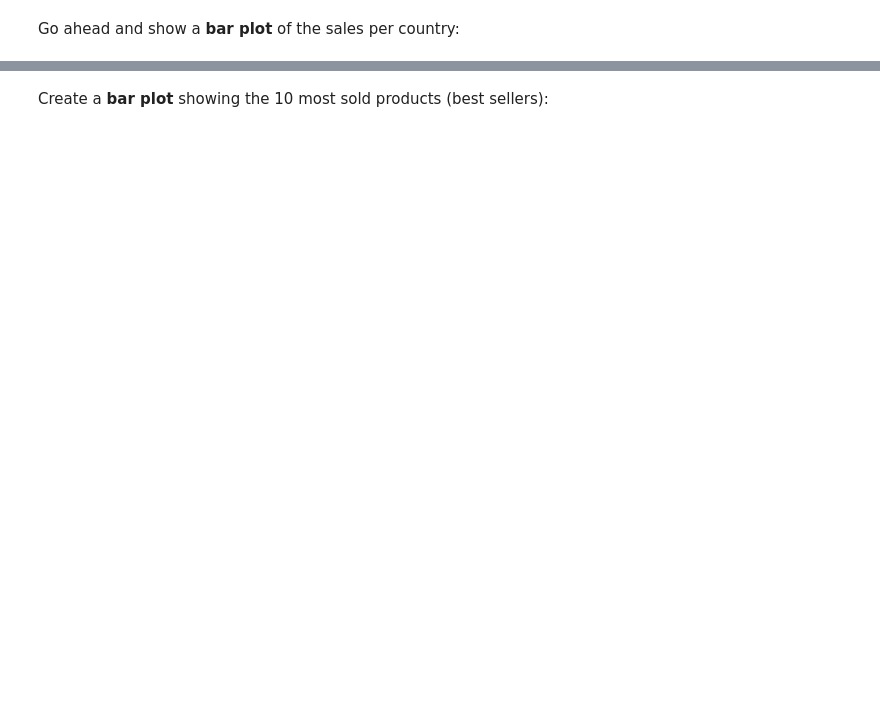
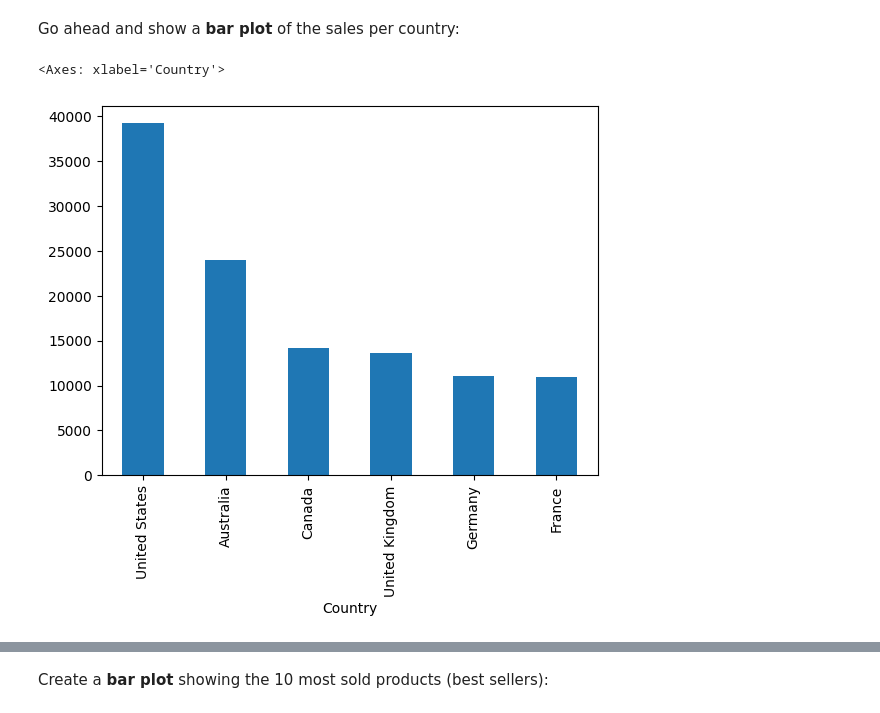
Before and after one commit to guocodes/FreeCodeCamp-Pandas-Real-Life-Example, a Jupyter notebook: Exercises_1.ipynb, the cells around one changed output, grey strips where cells are left out. Saved outputs shown, nothing was run; the diff lists cells and outputs as text; code cells hidden in the pictures; blank space fills up the shorter version.

```diff
--- a/Exercises_1.ipynb
+++ b/Exercises_1.ipynb
@@ -202,5 +263,9 @@ sales['Country'].value_counts()
 Go ahead and show a <b>bar plot</b> of the sales per country:
 # %%
 # your code goes here
+sales['Country'].value_counts().plot(kind='bar')
+# %% [output]
+<Axes: xlabel='Country'>
+[figure, added]
 # %%
 sales['Country'].value_counts().plot(kind='bar', figsize=(14,6))
```
Also changed, not shown: parts of 53 cells of this notebook.
